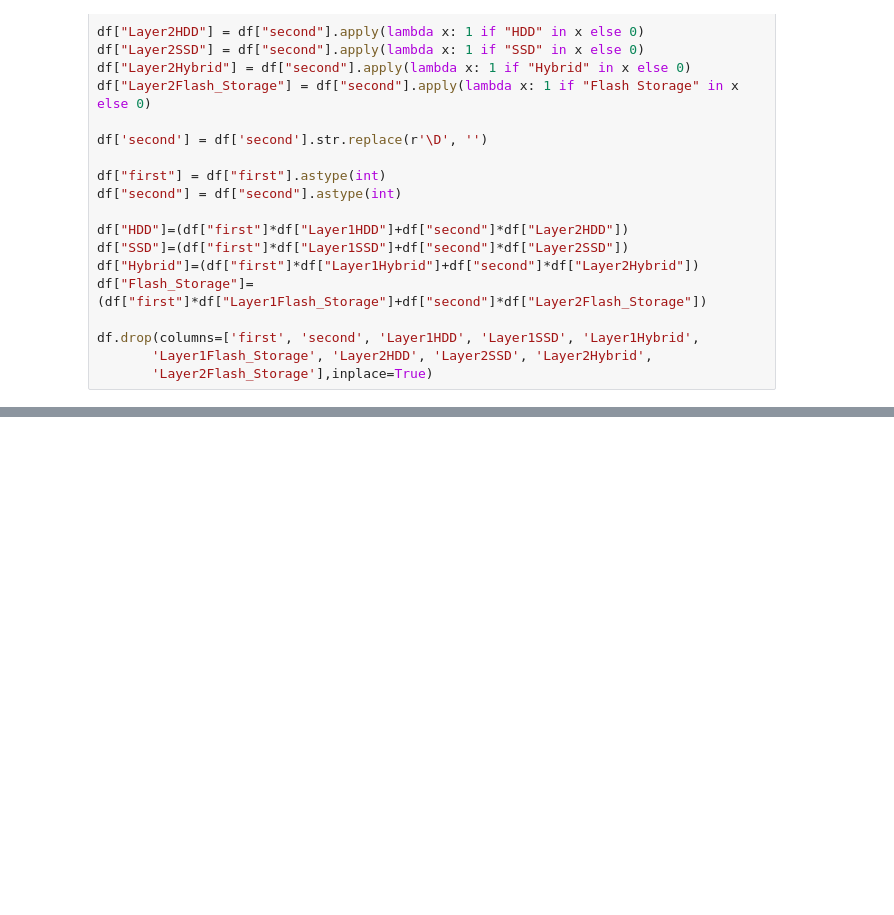
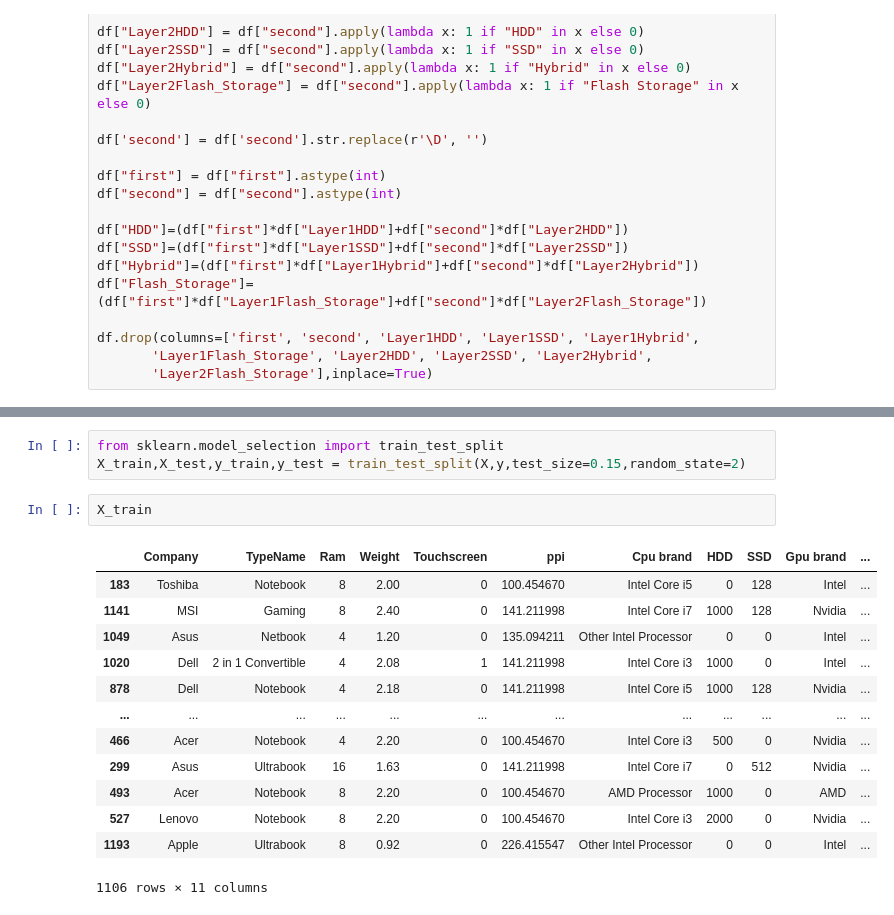
Before and after one commit to Sarvmbh-Sawant/laptop-price-prediction, a Jupyter notebook: laptop-price-prediction.ipynb, the cells around one changed output, grey strips where cells are left out. Drawn from its saved outputs; the diff is of its cells as text; blank space fills up the shorter version.

```diff
--- a/laptop-price-prediction.ipynb
+++ b/laptop-price-prediction.ipynb
@@ -716,0 +714,19 @@ X_train,X_test,y_train,y_test = train_test_split(X,y,test_size=0.15,random_state
+# %%
+from sklearn.model_selection import train_test_split
+X_train,X_test,y_train,y_test = train_test_split(X,y,test_size=0.15,random_state=2)
+# %%
+X_train
+# %% [output]
+|  | Company | TypeName | Ram | Weight | Touchscreen | ppi | Cpu brand | HDD | SSD | Gpu brand | ... |
+| 183 | Toshiba | Notebook | 8 | 2.00 | 0 | 100.454670 | Intel Core i5 | 0 | 128 | Intel | ... |
+| 1141 | MSI | Gaming | 8 | 2.40 | 0 | 141.211998 | Intel Core i7 | 1000 | 128 | Nvidia | ... |
+| 1049 | Asus | Netbook | 4 | 1.20 | 0 | 135.094211 | Other Intel Processor | 0 | 0 | Intel | ... |
+| 1020 | Dell | 2 in 1 Convertible | 4 | 2.08 | 1 | 141.211998 | Intel Core i3 | 1000 | 0 | Intel | ... |
+| 878 | Dell | Notebook | 4 | 2.18 | 0 | 141.211998 | Intel Core i5 | 1000 | 128 | Nvidia | ... |
+| ... | ... | ... | ... | ... | ... | ... | ... | ... | ... | ... | ... |
+| 466 | Acer | Notebook | 4 | 2.20 | 0 | 100.454670 | Intel Core i3 | 500 | 0 | Nvidia | ... |
+| 299 | Asus | Ultrabook | 16 | 1.63 | 0 | 141.211998 | Intel Core i7 | 0 | 512 | Nvidia | ... |
+| 493 | Acer | Notebook | 8 | 2.20 | 0 | 100.454670 | AMD Processor | 1000 | 0 | AMD | ... |
+| 527 | Lenovo | Notebook | 8 | 2.20 | 0 | 100.454670 | Intel Core i3 | 2000 | 0 | Nvidia | ... |
+| 1193 | Apple | Ultrabook | 8 | 0.92 | 0 | 226.415547 | Other Intel Processor | 0 | 0 | Intel | ... |
+1106 rows × 11 columns
```
Also changed, not shown: parts of 65 cells of this notebook.
